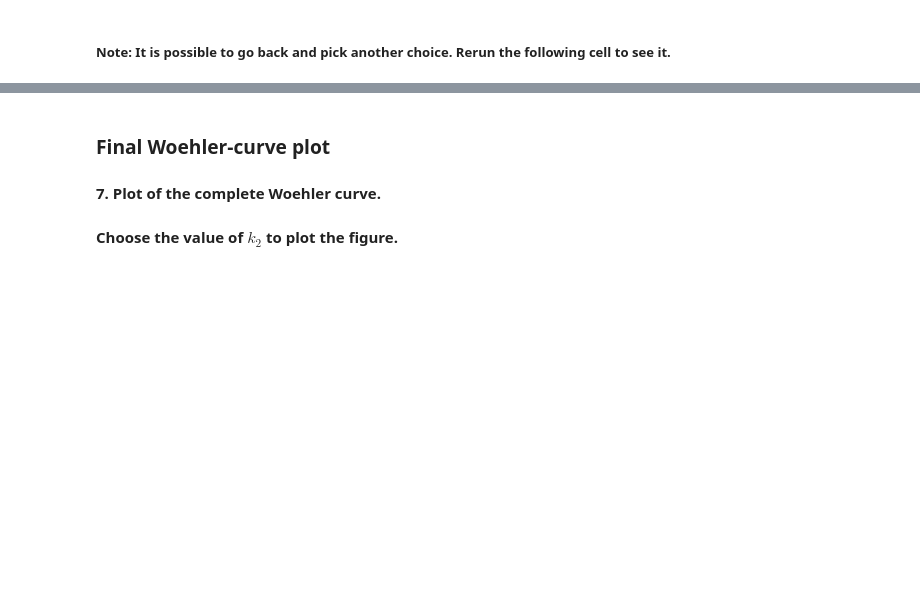
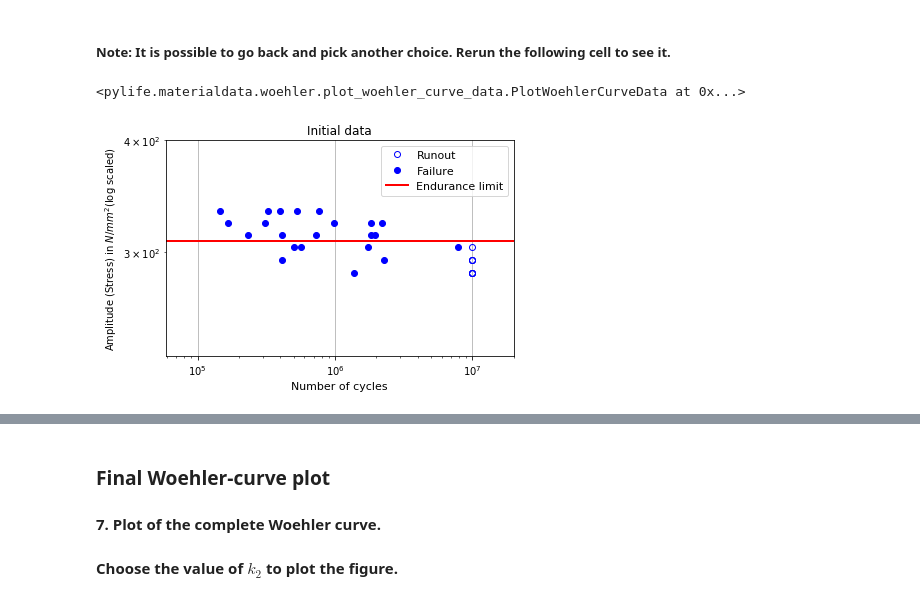
Before and after one commit to boschresearch/pylife, a Jupyter notebook: demos/woehler_analyzer.ipynb, the cells around one changed output, grey strips where cells are left out. Drawn from its saved outputs; the diff is of its cells as text; code cells hidden in the pictures; blank space fills up the shorter version.

Commit message:
create_3271: separating plotting and widgets for different types

```diff
--- a/demos/woehler_analyzer.ipynb
+++ b/demos/woehler_analyzer.ipynb
@@ -154,7 +154,7 @@ Deviation in load-cycle direction 1/TN = 9.86
  <br>
 (example: xlim_WL = (4E5, 8E10) )
 # %%
-default = 1
+default = 0
 
 if default == 0:
     amp = 'Amplitude'
@@ -179,0 +178,19 @@ RadioButtons(description='Plot Type', options=(('Initial data', 'Initial data'),
+# %%
+PlotWC = PlotWoehlerCurveData(woehler_curve)
+fig, ax = plt.subplots()
+
+ax.set_title('Initial data')
+ax.set_xlim(xlim_WL)
+ax.set_ylim(ylim_WL)
+ax.set_xscale('log')
+ax.set_yscale('log')
+ax.grid(True)
+ax.set_xlabel('Number of cycles', fontsize = 11)
+ax.set_ylabel(amp + ' (' + ld_typ+') in ' + unit + '(log scaled)')
+#ax.legend(loc='upper right', fontsize=11)
+fig.tight_layout()
+matplotlib.rcParams.update({'font.size': 11})
+PlotWC.plot_basic_fatigue_data(ax)
+# %% [output]
+<pylife.materialdata.woehler.plot_woehler_curve_data.PlotWoehlerCurveData at 0x...>
+[figure, added]
```
Also changed, not shown: parts of 9 cells of this notebook, 8 other files.
